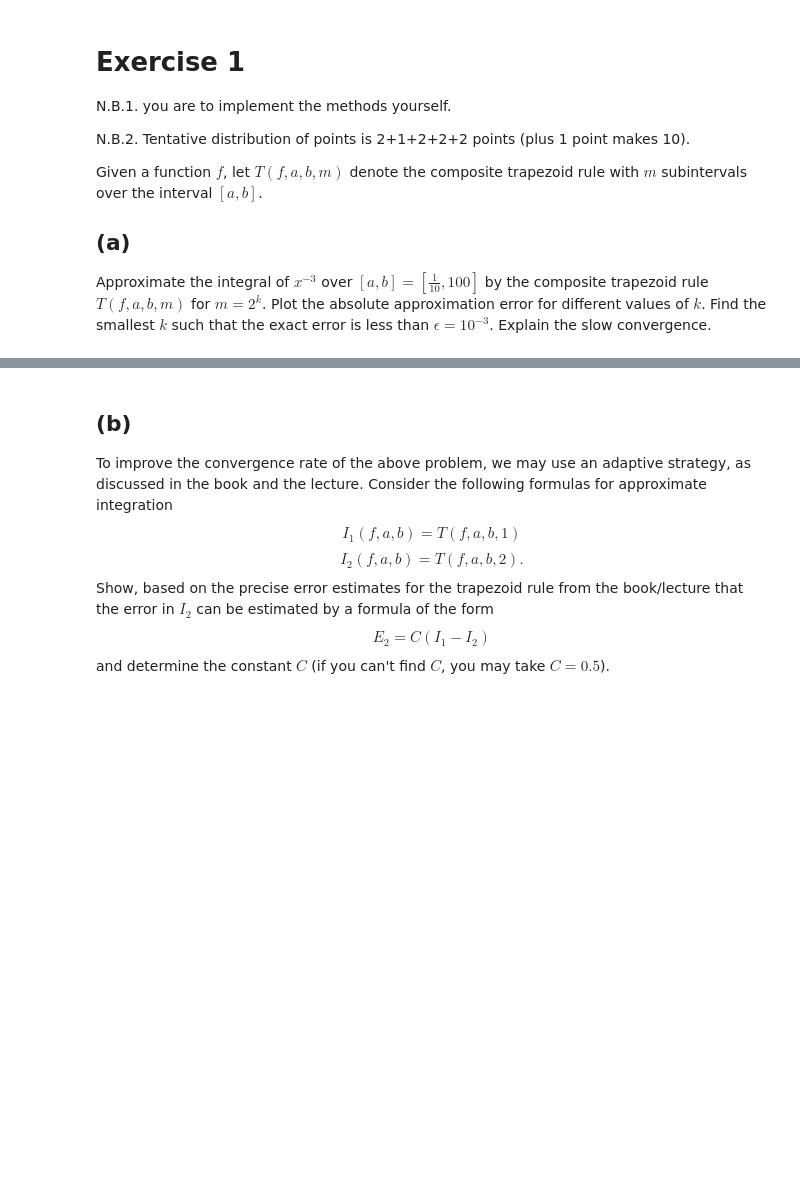
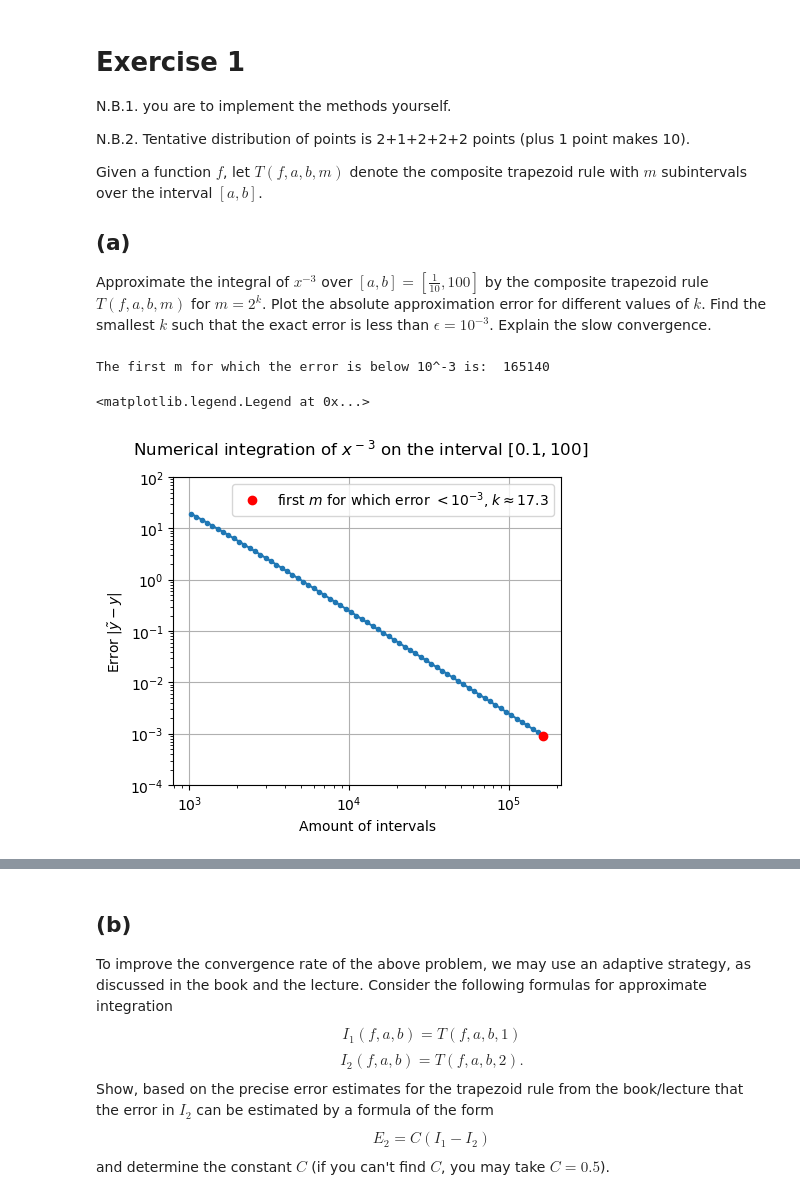
Before and after one commit to MaartenStork/NumAlg, a Jupyter notebook: Assignment3/hw3.ipynb, the cells around one changed output, grey strips where cells are left out. Cells and saved outputs as stored; diff of their text form; code cells hidden in the pictures; blank space fills up the shorter version.

```diff
--- a/Assignment3/hw3.ipynb
+++ b/Assignment3/hw3.ipynb
@@ -24,3 +24,51 @@ Given a function $f$, let $T(f,a,b,m)$ denote the composite trapezoid rule with
 
 ## (a)
 Approximate the integral of $x^{-3}$ over $[a,b] = [ \frac{1}{10}, 100 ]$ by the composite trapezoid rule $T(f,a,b,m)$ for $m = 2^k$. Plot the absolute approximation error for different values of $k$. Find the smallest $k$ such that the exact error is less than $\epsilon = 10^{-3}$. Explain the slow convergence.
+# %%
+def composite_trapezoid(func, a, b, m):
+    h = (b-a)/m
+    est_integral = np.sum([h*func(a+h*i) for i in range(m)])
+    est_integral -= (h*func(a) + h*func(b))/2 # the first and final indices contribute only half
+    return est_integral
+
+def f(x):
+    """Function to estimate the integral for."""
+    return x**-3
+
+def F(x):
+    """Primitive of the function above, to recover the true integral."""
+    return -(1/2)*x**-2
+# %%
+a = 1/10
+b = 100
+ks = np.linspace(10, 21, 100)
+ms = np.unique([int(2**ks[i]) for i in range(len(ks))])
+errors = []
+true_integral = F(b) - F(a)
+
+for i in range(len(ms)):
+    estimated_integral = composite_trapezoid(func=f, a=a, b=b, m=ms[i])
+    error = abs(estimated_integral - true_integral)
+    errors.append(error)
+    if error < 10**-3: # terminate the computations if the error is below the desired upper bound
+        ms = ms[:i+1] # use only the ms up to and including the last one
+        print(r"The first m for which the error is below 10^-3 is: ", ms[-1])
+        break
+# %% [output]
+The first m for which the error is below 10^-3 is:  165140
+# %%
+fig, ax = plt.subplots(1, figsize=(5,4))
+ax.plot(ms, errors, "o-", markersize=3)
+if np.min(errors) < 10**-3:
+    plt.plot(ms[-1], errors[-1], "o", color="red", label=r"first $m$ for which error $<10^{-3}$" + rf", $k\approx{round(np.log2(ms[-1]), 1)}$")
+ax.set_ylim(1e-4, 1e2)
+ax.set_xscale("log")
+ax.set_yscale("log")
+ax.set_xlabel("Amount of intervals")
+ax.set_ylabel(r"Error $|\tilde{y}-y|$")
+ax.grid()
+fig.suptitle(fr"Num. integration of $x^-$$^3$ on the interval $[{a}, {b}]$")
+ax.legend(loc="upper right")
+# %% [output]
+<matplotlib.legend.Legend at 0x...>
+[figure, added]
```
Also changed, not shown: parts of 3 cells of this notebook.
